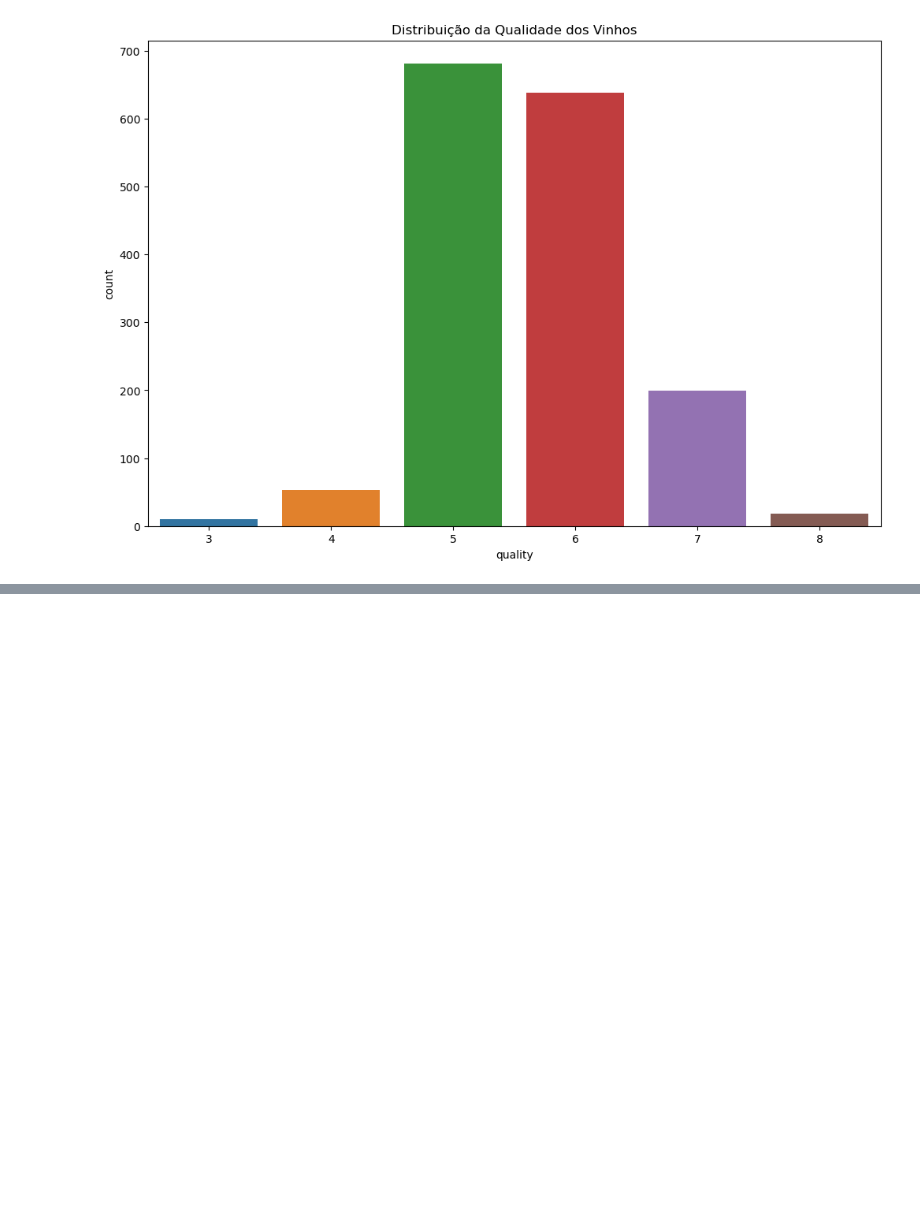
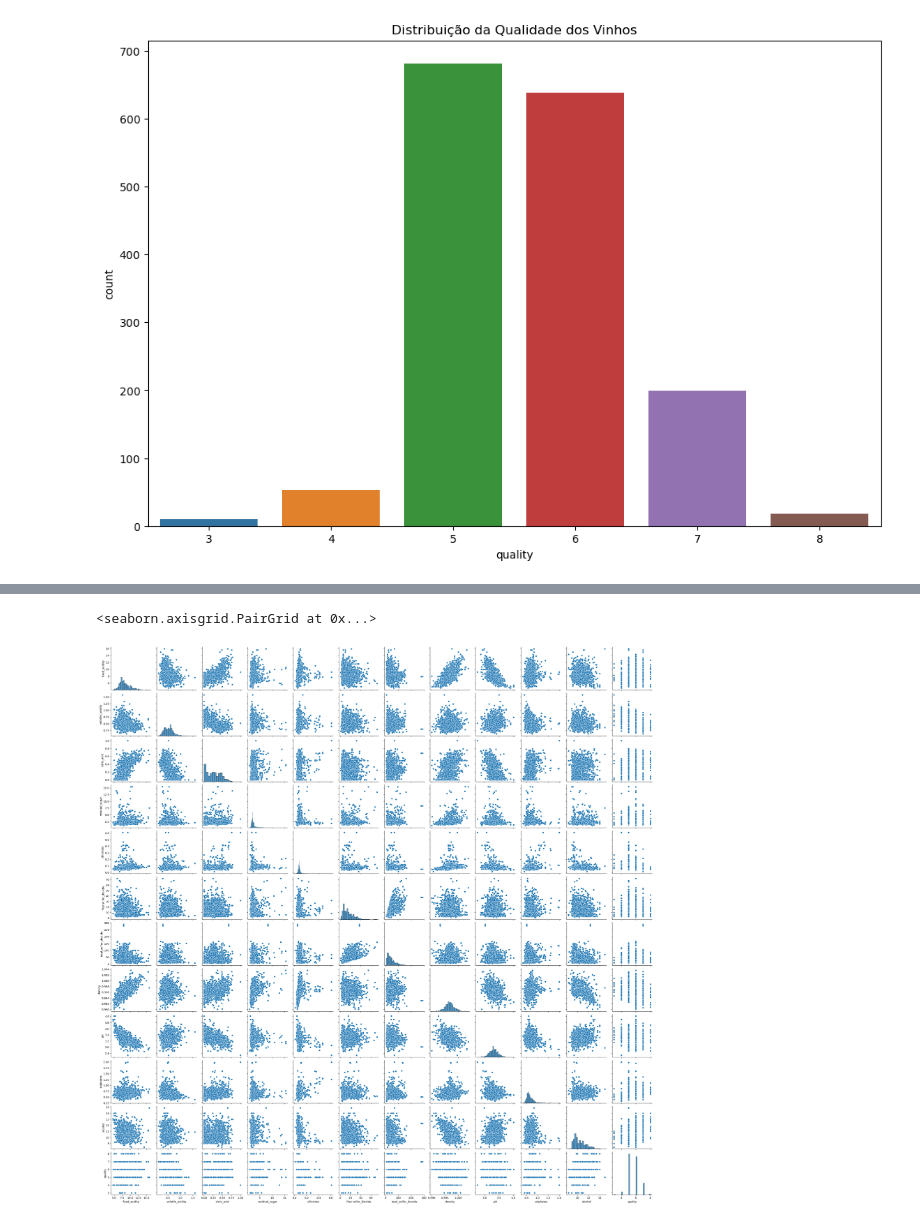
Before and after one commit to fabiocarvalhosimoes/Analise_Exploratoria_de_Dados, a Jupyter notebook: Qualidade do Vinho.ipynb, the cells around one changed output, grey strips where cells are left out. Saved outputs shown, nothing was run; the diff lists cells and outputs as text; code cells hidden in the pictures; blank space fills up the shorter version.

```diff
--- a/Qualidade do Vinho.ipynb
+++ b/Qualidade do Vinho.ipynb
@@ -594,0 +611,8 @@ Text(0.5, 1.0, 'Distribuição da Qualidade dos Vinhos')
+# %%
+sns.pairplot(red_wine_data)
+
+# Cria um gráfico de pares e exibe as relações bivariadas entre pares de variáveis em um conjunto de dados.
+# Isso significa que o gráfico mostrará a relação entre todas as combinações possíveis de variáveis (colunas) no DataFrame red_wine_data.
+# %% [output]
+<seaborn.axisgrid.PairGrid at 0x...>
+[figure, added]
```
Also changed, not shown: parts of 11 cells of this notebook, 1 other file.
